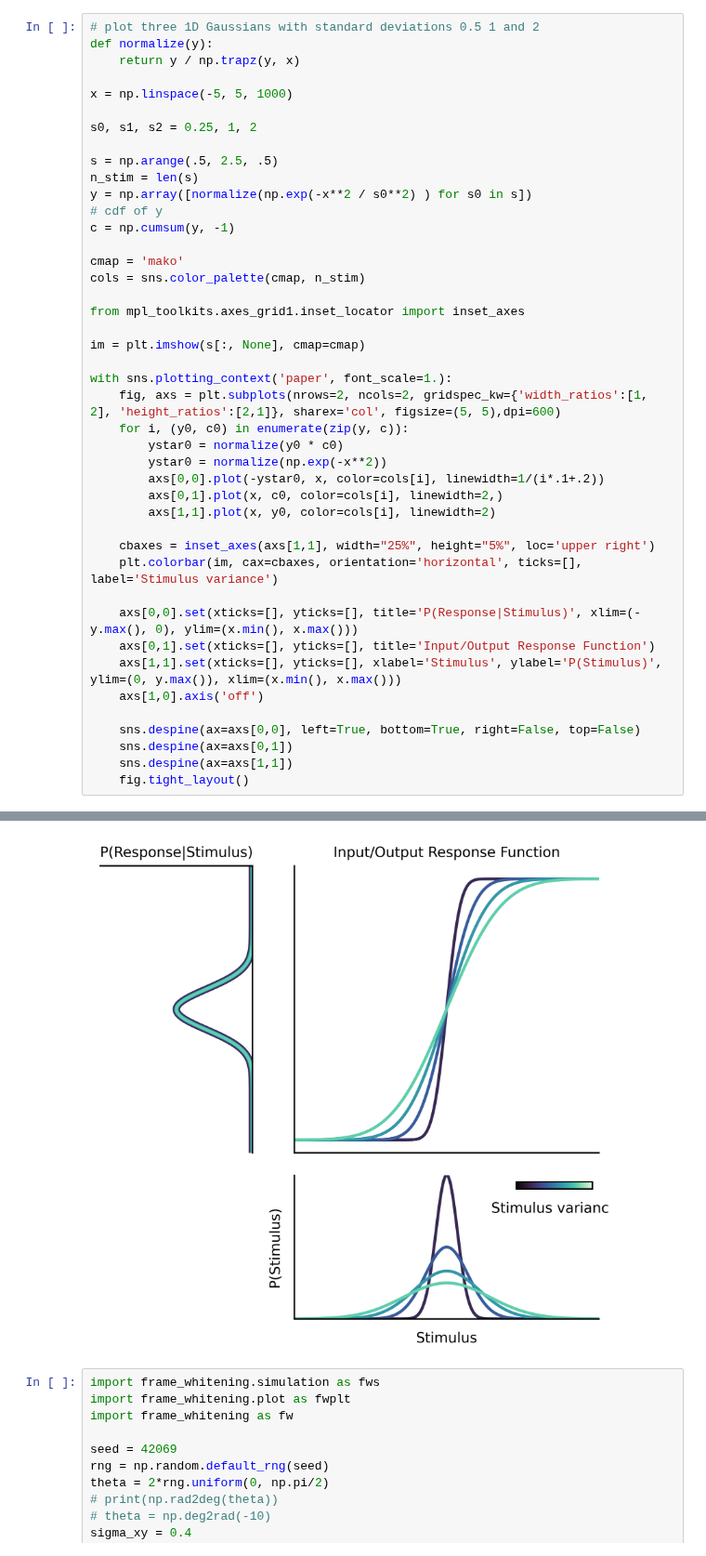
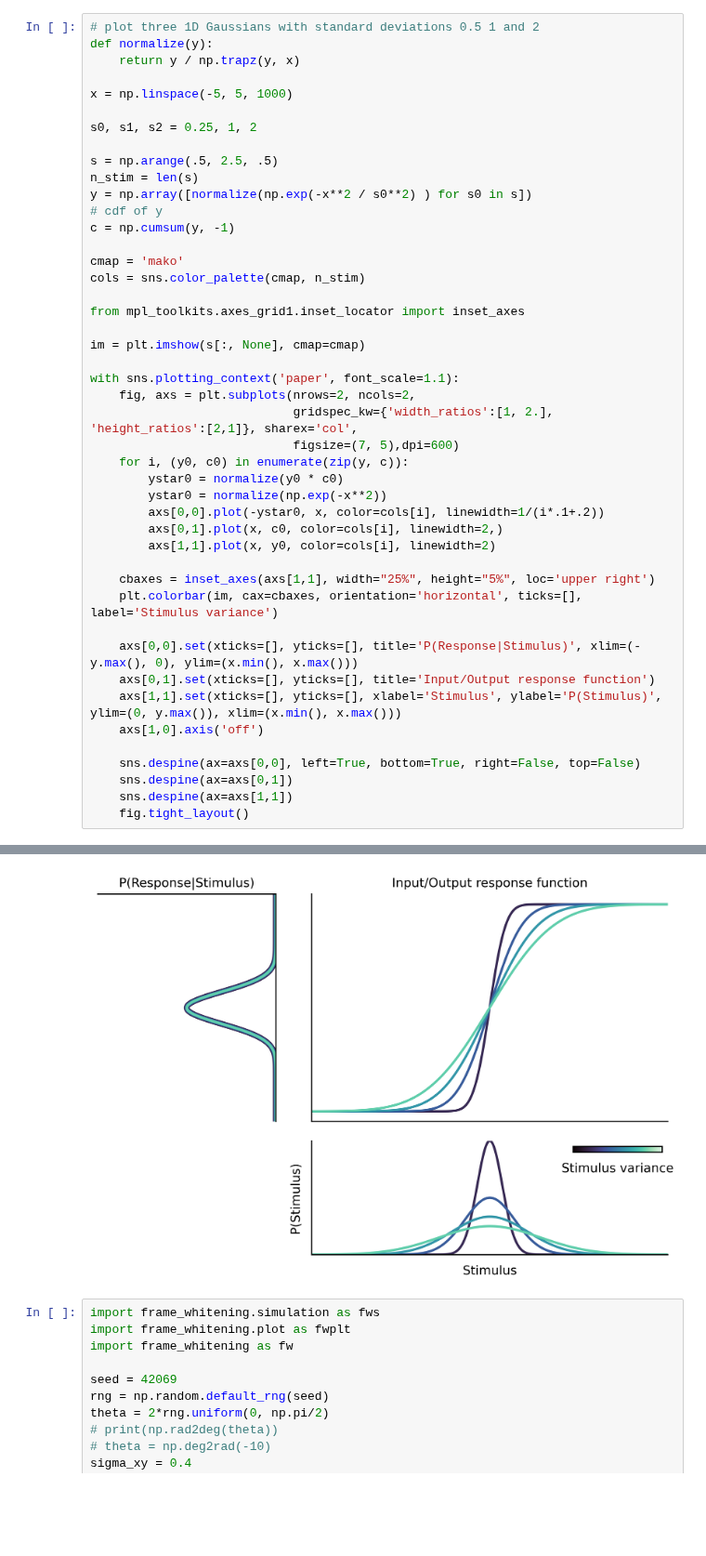
Before and after one commit to lyndond/frame_whitening, a Jupyter notebook: figures/cosyne_poster_figs.ipynb, the cells around one changed output, grey strips where cells are left out. Shown at 93% size. Drawn from its saved outputs; the diff is of its cells as text; blank space fills up the shorter version.

```diff
--- a/figures/cosyne_poster_figs.ipynb
+++ b/figures/cosyne_poster_figs.ipynb
@@ -23,37 +26,39 @@ y = np.array([normalize(np.exp(-x**2 / s0**2) ) for s0 in s])
 # cdf of y
 c = np.cumsum(y, -1)
 
 cmap = 'mako'
 cols = sns.color_palette(cmap, n_stim)
 
 from mpl_toolkits.axes_grid1.inset_locator import inset_axes
 
 im = plt.imshow(s[:, None], cmap=cmap)
 
-with sns.plotting_context('paper', font_scale=1.):
-    fig, axs = plt.subplots(nrows=2, ncols=2, gridspec_kw={'width_ratios':[1, 2], 'height_ratios':[2,1]}, sharex='col', figsize=(5, 5),dpi=600)
+with sns.plotting_context('paper', font_scale=1.1):
+    fig, axs = plt.subplots(nrows=2, ncols=2,
+                            gridspec_kw={'width_ratios':[1, 2.], 'height_ratios':[2,1]}, sharex='col',
+                            figsize=(7, 5),dpi=600)
     for i, (y0, c0) in enumerate(zip(y, c)):
         ystar0 = normalize(y0 * c0)
         ystar0 = normalize(np.exp(-x**2))
         axs[0,0].plot(-ystar0, x, color=cols[i], linewidth=1/(i*.1+.2))
         axs[0,1].plot(x, c0, color=cols[i], linewidth=2,)
         axs[1,1].plot(x, y0, color=cols[i], linewidth=2)
 
     cbaxes = inset_axes(axs[1,1], width="25%", height="5%", loc='upper right')
     plt.colorbar(im, cax=cbaxes, orientation='horizontal', ticks=[], label='Stimulus variance')
 
     axs[0,0].set(xticks=[], yticks=[], title='P(Response|Stimulus)', xlim=(-y.max(), 0), ylim=(x.min(), x.max()))
-    axs[0,1].set(xticks=[], yticks=[], title='Input/Output Response Function')
+    axs[0,1].set(xticks=[], yticks=[], title='Input/Output response function')
     axs[1,1].set(xticks=[], yticks=[], xlabel='Stimulus', ylabel='P(Stimulus)', ylim=(0, y.max()), xlim=(x.min(), x.max()))
     axs[1,0].axis('off')
 
     sns.despine(ax=axs[0,0], left=True, bottom=True, right=False, top=False)
     sns.despine(ax=axs[0,1])
     sns.despine(ax=axs[1,1])
     fig.tight_layout()
 # %% [output]
 [figure]
-[figure, old version]
+[figure, new version]
 # %%
 import frame_whitening.simulation as fws
 import frame_whitening.plot as fwplt
```
Also changed, not shown: parts of 1 cell of this notebook, 3 other files.
